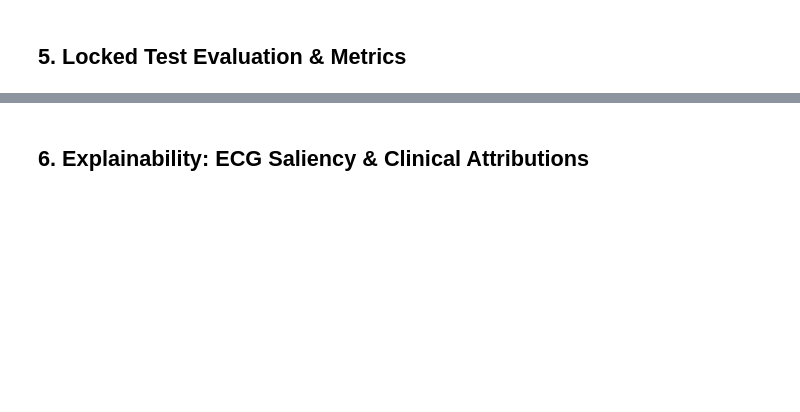
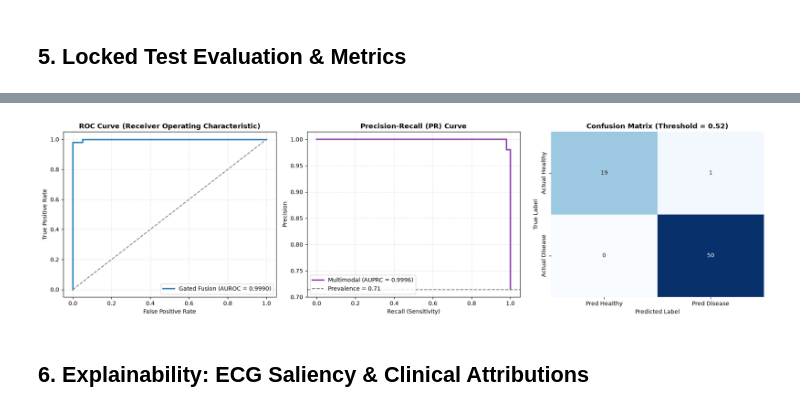
Before and after one commit to adarshgaurav1951/Multimodal-Deep-Learning-Framework-for-Heart-Disease-Prediction, a Jupyter notebook: notebooks/multimodal_heart_disease_pipeline.ipynb, the cells around one changed output, grey strips where cells are left out. Drawn from its saved outputs; the diff is of its cells as text; code cells hidden in the pictures; blank space fills up the shorter version.

```diff
--- a/notebooks/multimodal_heart_disease_pipeline.ipynb
+++ b/notebooks/multimodal_heart_disease_pipeline.ipynb
@@ -113,3 +166,44 @@ for k, v in test_metrics.items():
+# %%
+# Diagnostic Curves: ROC Curve, Precision-Recall Curve, and Confusion Matrix
+from sklearn.metrics import roc_curve, auc, precision_recall_curve, average_precision_score, confusion_matrix
+
+fpr, tpr, _ = roc_curve(y_test_true, y_test_probs)
+roc_auc = auc(fpr, tpr)
+prec, rec, _ = precision_recall_curve(y_test_true, y_test_probs)
+pr_auc = average_precision_score(y_test_true, y_test_probs)
+cm = confusion_matrix(y_test_true, (y_test_probs >= opt_thresh).astype(int))
+
+fig, axes = plt.subplots(1, 3, figsize=(18, 5))
+
+# ROC Curve
+axes[0].plot(fpr, tpr, color="#2980b9", lw=2.5, label=f"Gated Fusion (AUROC = {roc_auc:.4f})")
+axes[0].plot([0, 1], [0, 1], color="gray", linestyle="--")
+axes[0].set_title("ROC Curve (Receiver Operating Characteristic)", fontweight="bold")
+axes[0].set_xlabel("False Positive Rate")
+axes[0].set_ylabel("True Positive Rate")
+axes[0].legend(loc="lower right")
+axes[0].grid(True, linestyle=":", alpha=0.6)
+
+# PR Curve
+axes[1].plot(rec, prec, color="#8e44ad", lw=2.5, label=f"Multimodal (AUPRC = {pr_auc:.4f})")
+axes[1].axhline(np.mean(y_test_true), color="gray", linestyle="--", label=f"Prevalence = {np.mean(y_test_true):.2f}")
+axes[1].set_title("Precision-Recall (PR) Curve", fontweight="bold")
+axes[1].set_xlabel("Recall (Sensitivity)")
+axes[1].set_ylabel("Precision")
+axes[1].legend(loc="lower left")
+axes[1].grid(True, linestyle=":", alpha=0.6)
+
+# Confusion Matrix Heatmap
+sns.heatmap(cm, annot=True, fmt="d", cmap="Blues", cbar=False, ax=axes[2],
+            xticklabels=["Pred Healthy", "Pred Disease"], yticklabels=["Actual Healthy", "Actual Disease"])
+axes[2].set_title(f"Confusion Matrix (Threshold = {opt_thresh:.2f})", fontweight="bold")
+axes[2].set_ylabel("True Label")
+axes[2].set_xlabel("Predicted Label")
+
+plt.tight_layout()
+plt.show()
+# %% [output]
+[figure, added]
 # %% [markdown]
 ## 6. Explainability: ECG Saliency & Clinical Attributions
 # %%
```
Also changed, not shown: parts of 10 cells of this notebook, 43 other files.
